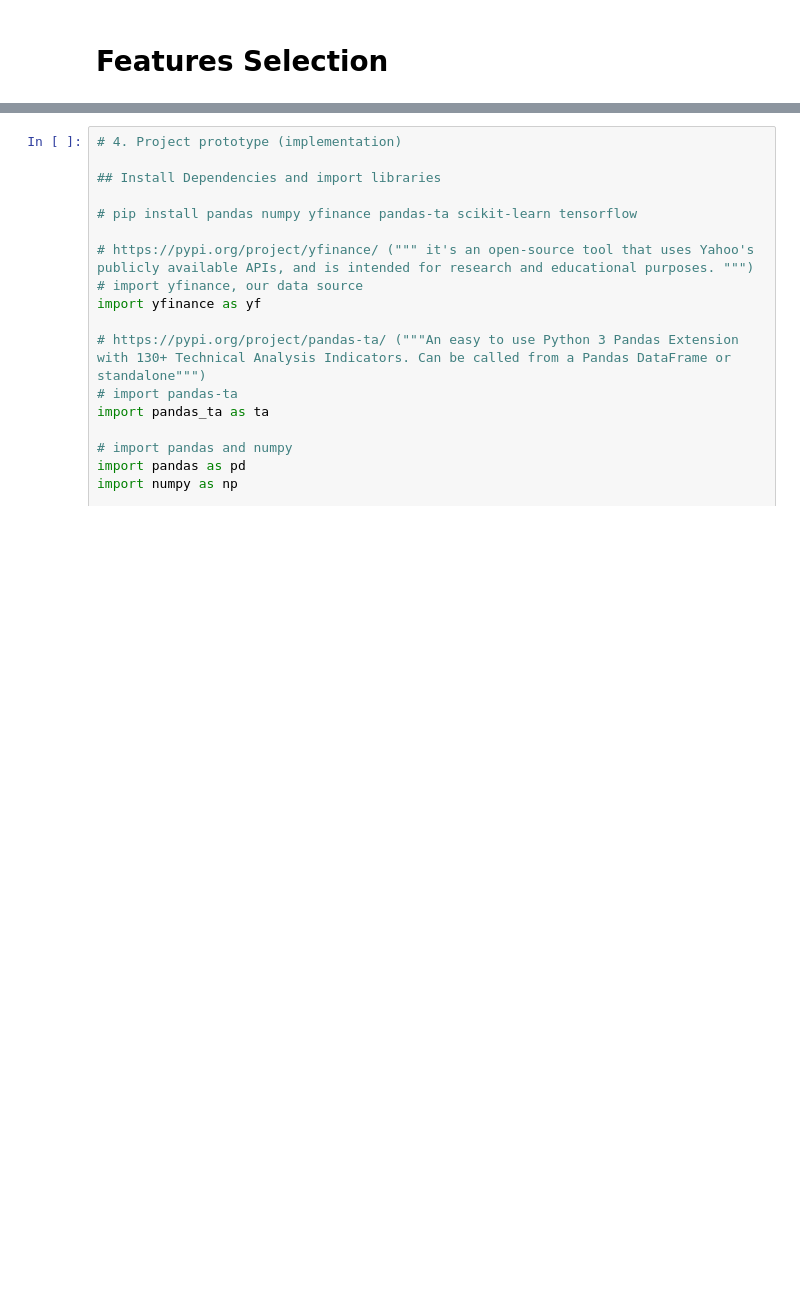
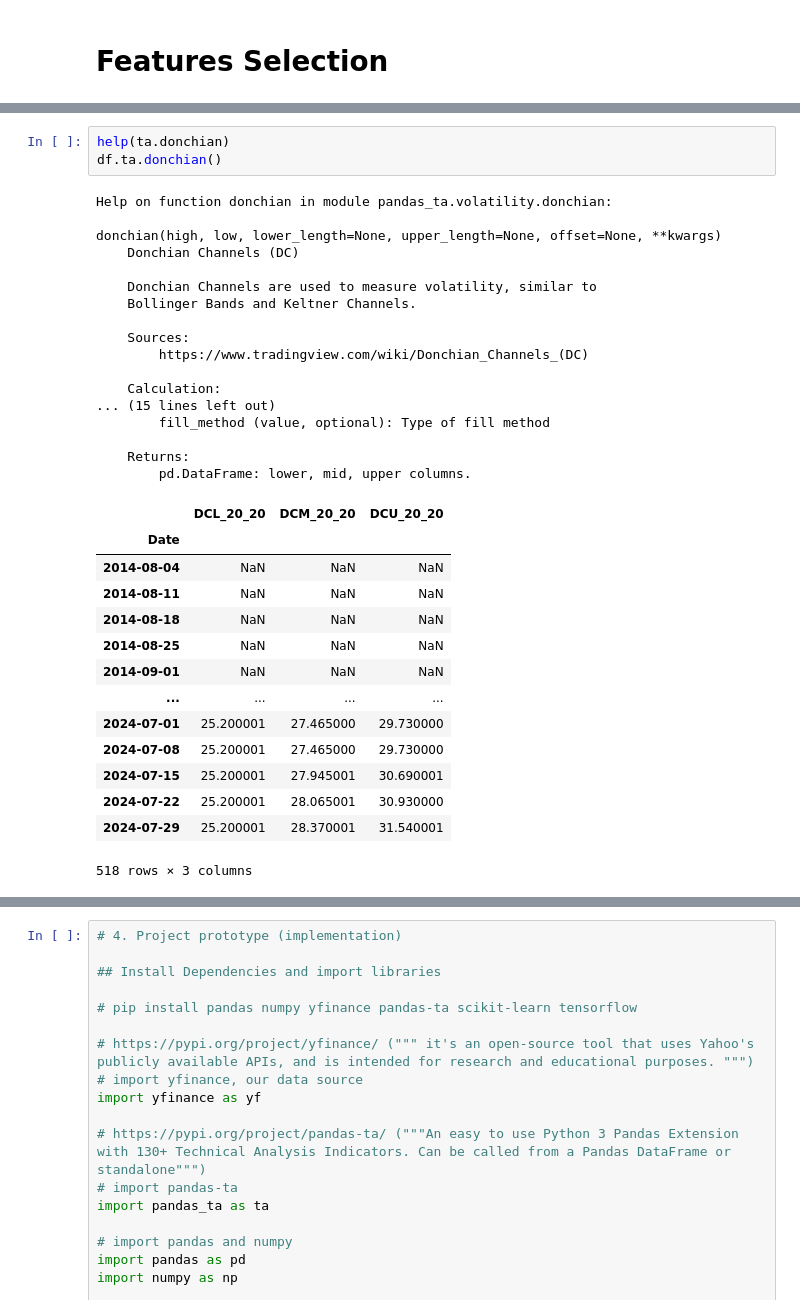
Before and after one commit to ammaro101/final_project, a Jupyter notebook: code_only2.ipynb, the cells around one changed output, grey strips where cells are left out. Drawn from its saved outputs; the diff is of its cells as text; blank space fills up the shorter version.

```diff
--- a/code_only2.ipynb
+++ b/code_only2.ipynb
@@ -116,0 +179,35 @@ df1['Trend'] = df1.apply(assign_trend, axis=1)
+# %%
+help(ta.donchian)
+df.ta.donchian()
+# %% [output]
+Help on function donchian in module pandas_ta.volatility.donchian:
+
+donchian(high, low, lower_length=None, upper_length=None, offset=None, **kwargs)
+    Donchian Channels (DC)
+
+    Donchian Channels are used to measure volatility, similar to
+    Bollinger Bands and Keltner Channels.
+
+    Sources:
+        https://www.tradingview.com/wiki/Donchian_Channels_(DC)
+
+    Calculation:
+... (15 lines left out)
+        fill_method (value, optional): Type of fill method
+
+    Returns:
+        pd.DataFrame: lower, mid, upper columns.
+|  | DCL_20_20 | DCM_20_20 | DCU_20_20 |
+| Date |  |  |  |
+| 2014-08-04 | NaN | NaN | NaN |
+| 2014-08-11 | NaN | NaN | NaN |
+| 2014-08-18 | NaN | NaN | NaN |
+| 2014-08-25 | NaN | NaN | NaN |
+| 2014-09-01 | NaN | NaN | NaN |
+| ... | ... | ... | ... |
+| 2024-07-01 | 25.200001 | 27.465000 | 29.730000 |
+| 2024-07-08 | 25.200001 | 27.465000 | 29.730000 |
+| 2024-07-15 | 25.200001 | 27.945001 | 30.690001 |
+| 2024-07-22 | 25.200001 | 28.065001 | 30.930000 |
+| 2024-07-29 | 25.200001 | 28.370001 | 31.540001 |
+518 rows × 3 columns
```
Also changed, not shown: parts of 9 cells of this notebook.
